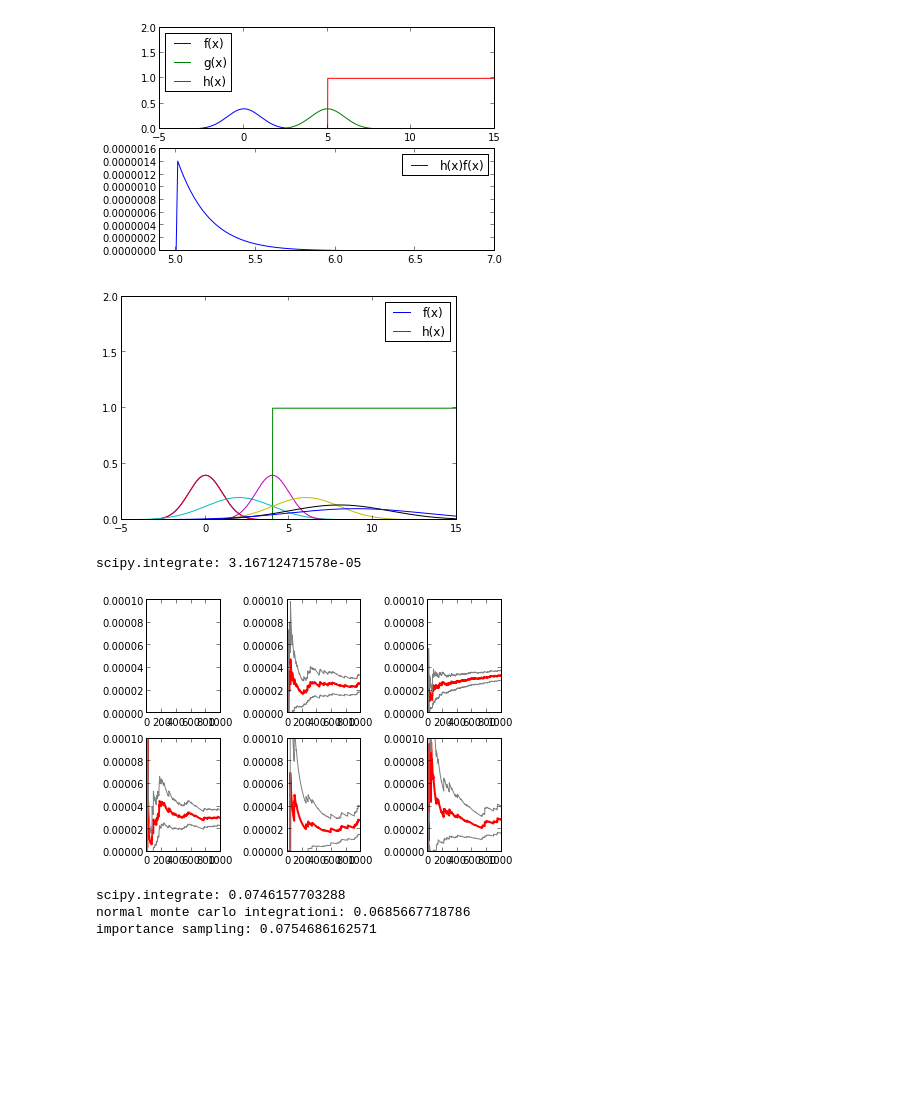
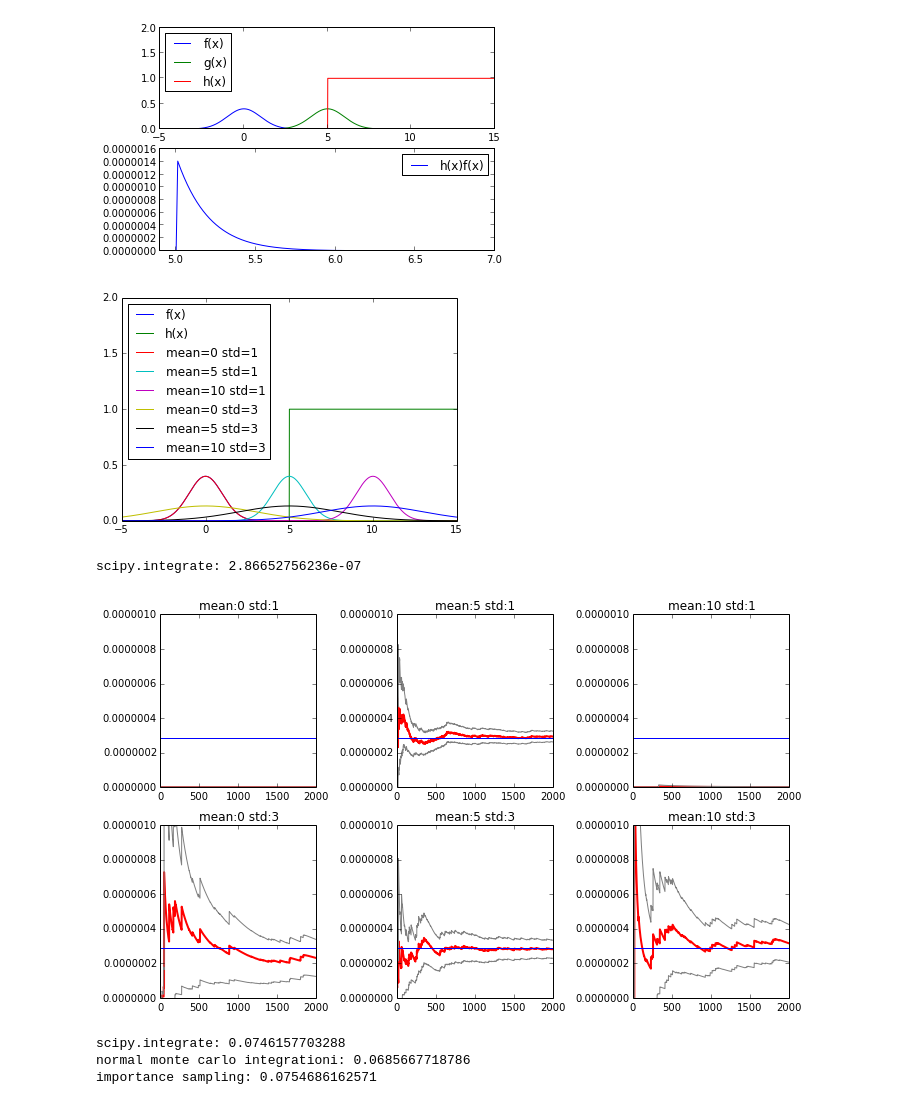
Before and after one commit to aidiary/PRML, a Jupyter notebook: ch11/importance_sampling.ipynb, the cells around one changed output. Cells and saved outputs as stored; diff of their text form; code cells hidden in the pictures; blank space fills up the shorter version.

```diff
--- a/ch11/importance_sampling.ipynb
+++ b/ch11/importance_sampling.ipynb
@@ -64,9 +64,9 @@ from scipy.stats import norm
 
 # 単純な重点サンプリングの例
 
-a = 4.0
+a = 5.0
 
-norms = [(0,1), (2,2), (4,1), (6,2), (8,3), (9,4)]
+norms = [(0,1), (5,1), (10,1), (0,3), (5,3), (10,3)]
 
 # 被積分関数
 f = norm.pdf
@@ -76,46 +76,48 @@ y = lambda x: h(x) * f(x)
 # 被積分関数を描画
 ix = np.arange(-5, 15, 0.01)
 plt.plot(ix, f(ix), label="f(x)")
 plt.plot(ix, h(ix), label="h(x)")
 
-for m, v in norms:
-    g = norm(loc=m, scale=v).pdf
-    plt.plot(ix, g(ix))
+for m, std in norms:
+    g = norm(loc=m, scale=std).pdf
+    plt.plot(ix, g(ix), label="mean=%d std=%d" % (m, std))
 
 plt.xlim((-5, 15))
 plt.ylim((0, 2))
 plt.legend(loc="best")
 plt.show()
 
 # scipy.integrateでの積分
 I = scipy.integrate.quad(y, -np.inf, np.inf)[0]
 print "scipy.integrate:", I
 
-N = 1000
+N = 2000
 
 # 重点サンプリングの場合
-# さまざまな平均・分散を持つ正規分布を重点関数gとみなして
+# さまざまな平均・標準偏差を持つ正規分布を重点関数gとみなして
 # 収束速度がどのように変わるか調査
-# TODO: 正解値に横線を引く
 base_loc = 231
-for m, v in norms:
+plt.figure(figsize=(10, 6))
+for m, std in norms:
     plt.subplot(base_loc)
-    g = norm(loc=m, scale=v).pdf
-    x = norm(loc=m, scale=v).rvs(size=N)
+    g = norm(loc=m, scale=std).pdf
+    x = norm(loc=m, scale=std).rvs(size=N)
     x = f(x) / g(x) * h(x)
     estint = np.cumsum(x) / np.arange(1, N + 1)
     esterr = np.sqrt(np.cumsum((x - estint) ** 2)) / np.arange(1, N + 1)
     plt.plot(estint, color='red', linewidth=2)
     plt.plot(estint + 2 * esterr, color='gray')
     plt.plot(estint - 2 * esterr, color='gray')
-    plt.ylim((0, 1e-04))
+    plt.axhline(y=I)
+    plt.ylim((0, 1e-06))
+    plt.title("mean:%d std:%d" % (m, std))
     base_loc += 1
 plt.tight_layout()
 plt.show()
 # %% [output]
-[figure, old version]
+[figure, new version]
-scipy.integrate: 3.16712471578e-05
+scipy.integrate: 2.86652756236e-07
-[figure, old version]
+[figure, new version]
 # %%
 import numpy as np
 import matplotlib.pyplot as plt
```
